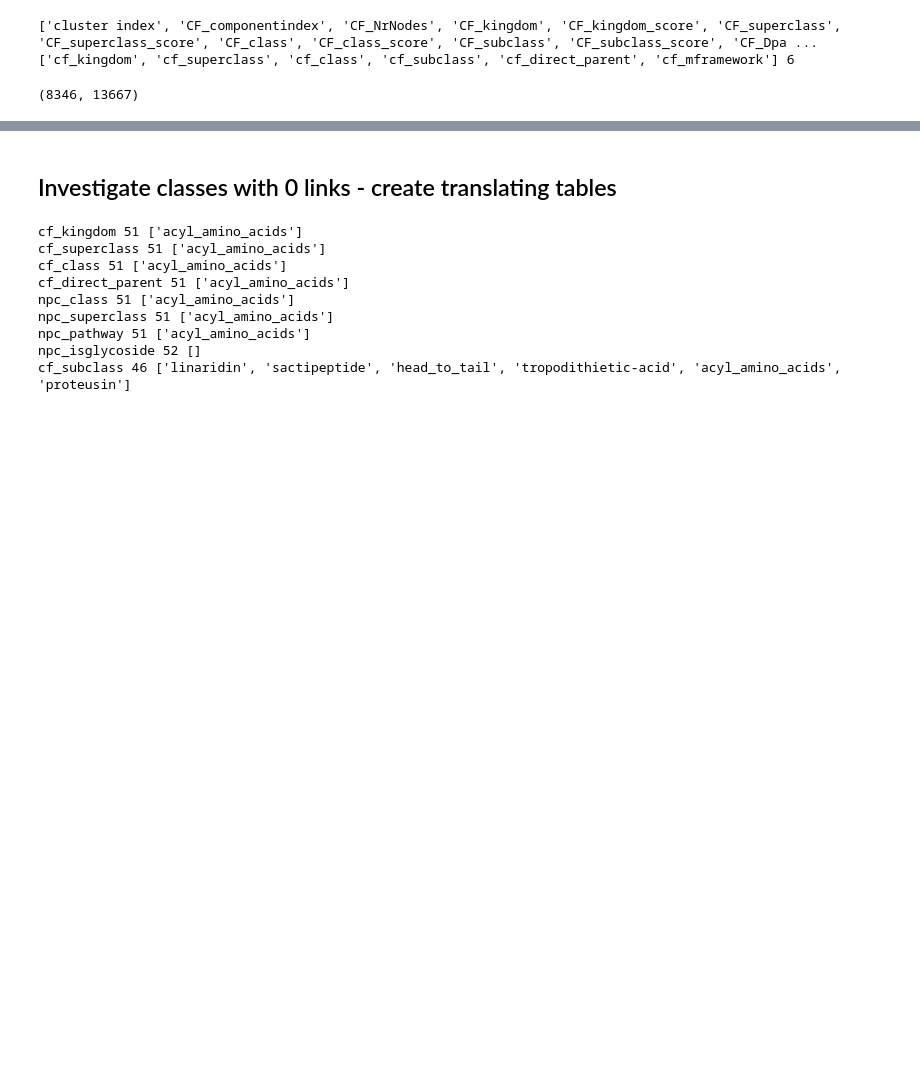
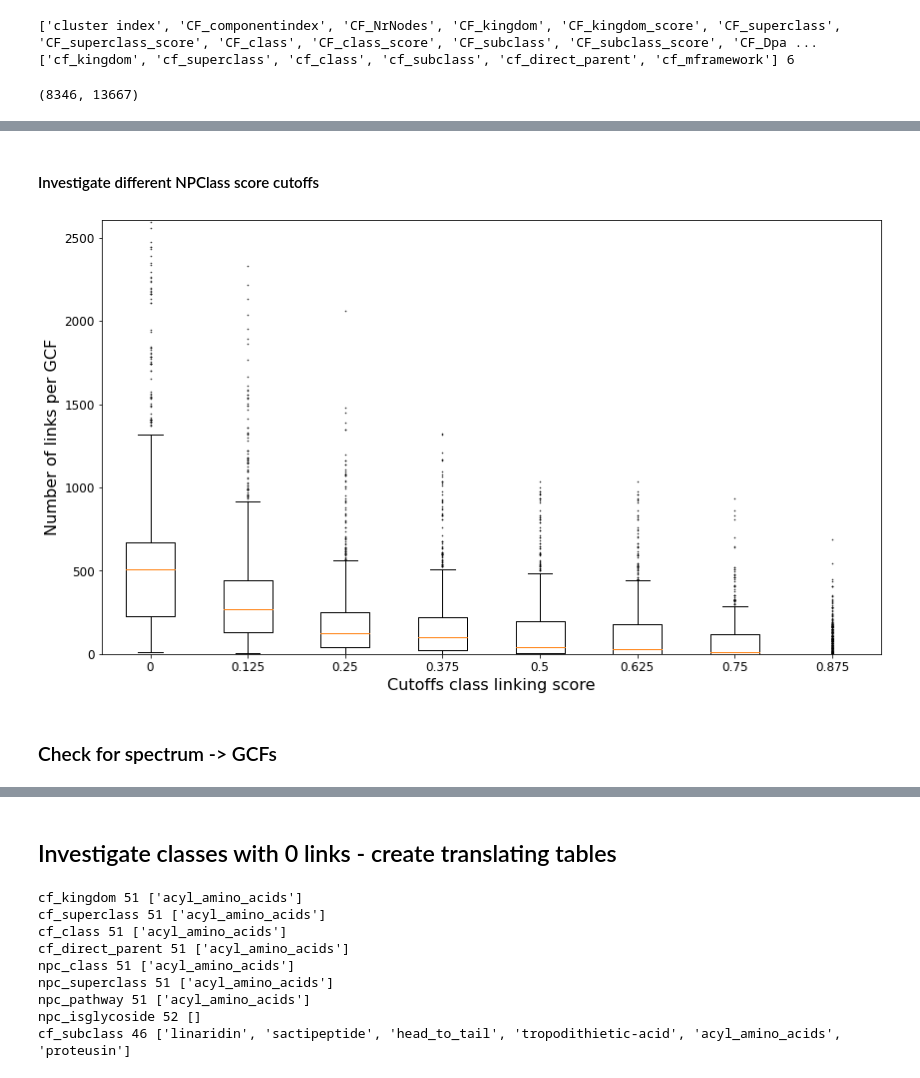
Before and after one commit to NPLinker/nplinker, a Jupyter notebook: notebooks/2-class_linking_tests.ipynb, the cells around one changed output, grey strips where cells are left out. Saved outputs shown, nothing was run; the diff lists cells and outputs as text; code cells hidden in the pictures; blank space fills up the shorter version.

Commit message:
complete MNE + CANOPUS analysis

```diff
--- a/notebooks/2-class_linking_tests.ipynb
+++ b/notebooks/2-class_linking_tests.ipynb
@@ -1216,0 +839,9 @@ Use MNE when there is no CANOPUS prediction
+# %%
+# nodes with a superclass that have canopus prediction
+node_superclass_counts_also_canopus = Counter()
+for node, comp in mne_cluster2component.items():
+    spec = [spec for spec in npl.spectra if spec.spectrum_id == int(node)][0]
+    if node in npl.canopus.spectra_classes:
+        superclass = mne_component_dict[comp][1][0]
+        node_superclass_counts_also_canopus.update([superclass])
+columns[1], node_superclass_counts_also_canopus, sum(node_superclass_counts_also_canopus.values())
@@ -1216,0 +932,11 @@ Use MNE when there is no CANOPUS prediction
+# %%
+# canopus predictions that also have MNE predictions
+canopus_also_mne_superclass = Counter()
+for node, comp in mne_cluster2component.items():
+    spec = [spec for spec in npl.spectra if spec.spectrum_id == int(node)][0]
+    if mne_component_dict[comp][1][0] and not mne_component_dict[comp][1][0] == 'no matches':
+        classes = npl.canopus.spectra_classes.get(node)
+        if classes:
+            superclass = classes[1][0][0]
+            canopus_also_mne_superclass.update([superclass])
+columns[1], canopus_also_mne_superclass, sum(canopus_also_mne_superclass.values())
@@ -1216,0 +1445,2 @@ Use MNE when there is no CANOPUS prediction
+# %% [markdown]
+#### Investigate different NPClass score cutoffs
@@ -1216,0 +1482,44 @@ Use MNE when there is no CANOPUS prediction
+# %%
+# investigate cutoffs
+mix_sorted_filt_items = sorted(mix_d_all_num_filtered_links.items())
+
+labels = ["0"] + [f"{cut}" for cut, vals in mix_sorted_filt_items]
+# colours = ["#003f5c", "#bc5090", "#ffa600"]
+xs = [mix_all_num_links] + [vals for keys, vals in mix_sorted_filt_items]
+xs_no_scores = [mix_all_num_links] + [[v+n for v, n in zip(vals, mix_all_no_scores)] for keys, vals in mix_sorted_filt_items]
+
+lg_size = 14
+custom_xlim = (-1, 2607)
+links_title = "Number of links per GCF"
+
+plt.rcParams["figure.figsize"] = (14,8)
+# plt.rcParams["figure.figsize"] = plt.rcParamsDefault["figure.figsize"]
+# fig, ax = plt.subplots(nrows=1, ncols=2, figsize=(14, 6))
+# (ax0, ax1) = ax
+
+# ax0.boxplot(x[0], bins=50, density=True, histtype='bar', stacked=True, label=labels[0], color=colours[0])
+# ax0.legend(prop={'size': lg_size})
+# ax1.hist(x[1], bins=50, density=True, histtype='bar', stacked=True, label=labels[1], color=colours[1])
+# ax1.legend(prop={'size': lg_size})
+# ax2.hist(x[2], bins=50, density=True, histtype='bar', stacked=True, label=labels[2], color=colours[2])
+# ax2.legend(prop={'size': lg_size})
+
+plt.boxplot(xs, labels=labels, flierprops={"markersize": 0.5})
+
+
+# ax0.boxplot(xs, labels=labels, flierprops={"markersize": 0.5})
+# ax1.boxplot(xs_no_scores, labels=labels, flierprops={"markersize": 0.5})
+
+plt.ylim(custom_xlim)
+plt.xlabel("Cutoffs class linking score")
+plt.ylabel(links_title)
+# plt.setp(ax0, ylim=custom_xlim, xlabel="Cutoffs class linking score", ylabel=links_title)
+# plt.setp(ax1, ylim=custom_xlim, xlabel="Cutoffs class linking score + no scores", ylabel=links_title)
+# fig.tight_layout()
+figout = "/home/louwe015/NPLinker/boxplot_cutoffs_npclass_mix_can-mne_figure.svg"
+plt.savefig(figout)
+plt.show()
+# %% [output]
+[figure, added]
+# %% [markdown]
+### Check for spectrum -> GCFs
```
Also changed, not shown: parts of 72 cells of this notebook.
